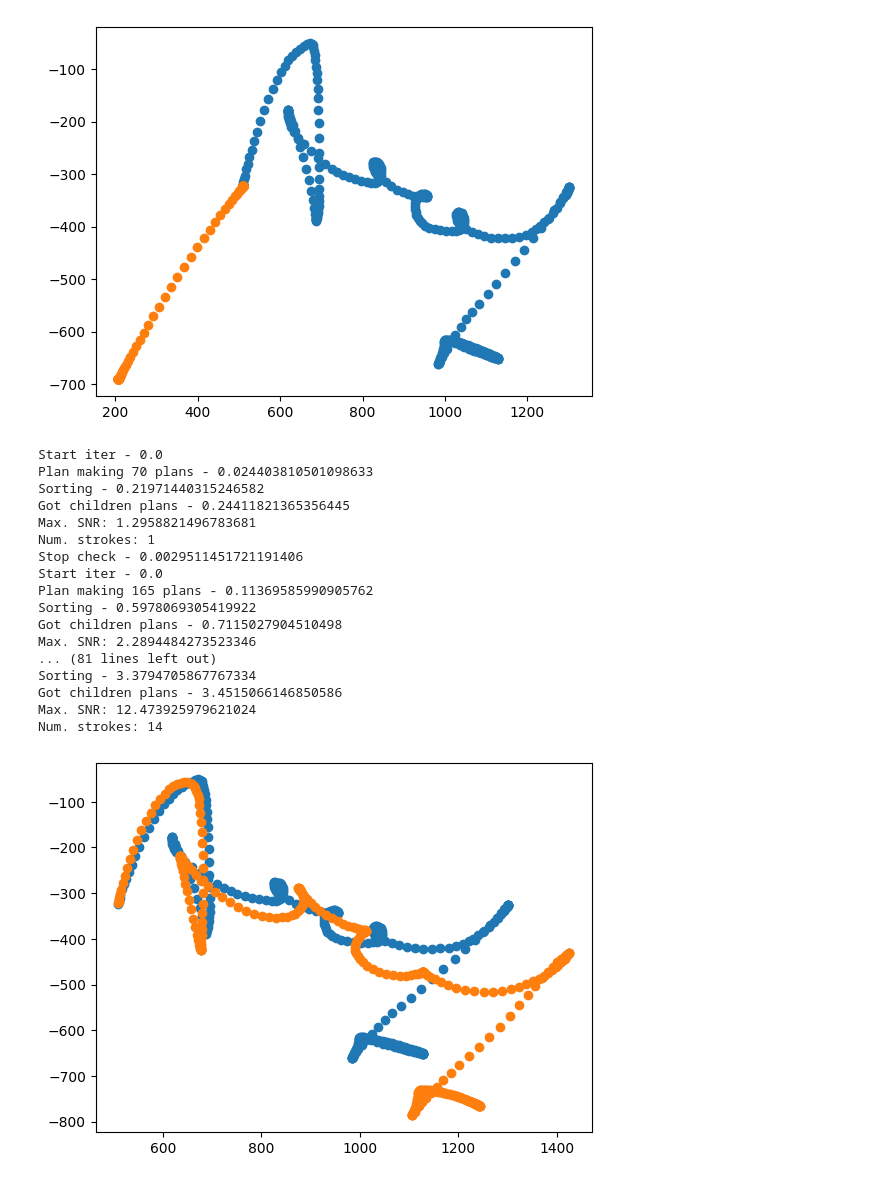
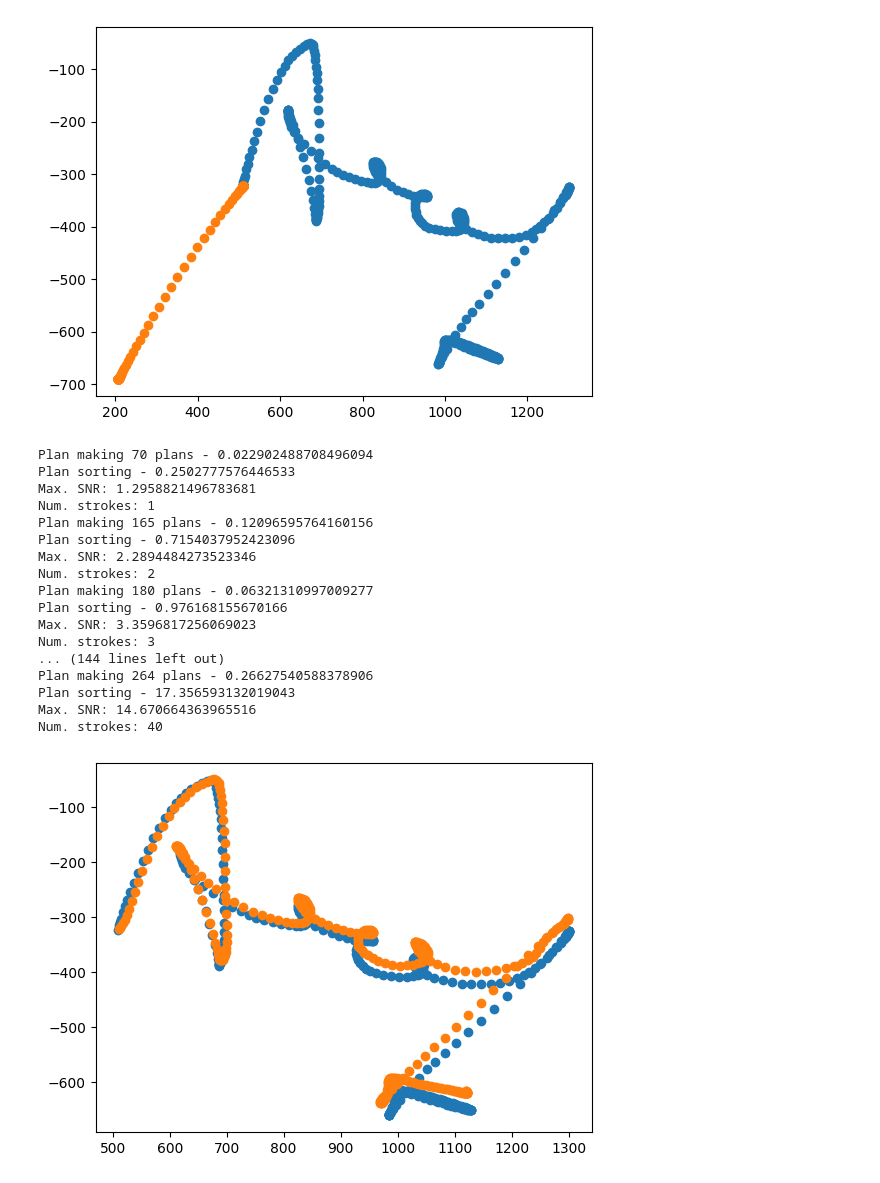
Before and after one commit to andrew-healey/sigma-lognormal, a Jupyter notebook: debug.ipynb, the cells around one changed output. Cells and saved outputs as stored; diff of their text form; code cells hidden in the pictures.

```diff
--- a/debug.ipynb
+++ b/debug.ipynb
@@ -75,8 +75,8 @@ from beam_search import BeamSearch
 from action_plan import ActionPlan
 
 top_k = 2
-snr_threshold = 25 # I have no idea what to say for this.
-max_strokes = 14
+snr_threshold = 25
+max_strokes = 18
 search = BeamSearch(signal,top_k,snr_threshold,max_strokes)
 
 demo_plan = ActionPlan([],signal.position[0])
@@ -94,25 +94,25 @@ plot_signals([signal,suggest_plan.signal(signal.time)])
 out_plan = search.search()
 out_signal = out_plan.signal(signal.time)
 # %% [output]
-Start iter - 0.0
-Plan making 70 plans - 0.024403810501098633
-Sorting - 0.21971440315246582
-Got children plans - 0.24411821365356445
+Plan making 70 plans - 0.022902488708496094
+Plan sorting - 0.2502777576446533
 Max. SNR: 1.2958821496783681
 Num. strokes: 1
-Stop check - 0.0029511451721191406
-Start iter - 0.0
-Plan making 165 plans - 0.11369585990905762
-Sorting - 0.5978069305419922
-Got children plans - 0.7115027904510498
+Plan making 165 plans - 0.12096595764160156
+Plan sorting - 0.7154037952423096
 Max. SNR: 2.2894484273523346
-... (81 lines left out)
-Sorting - 3.3794705867767334
-Got children plans - 3.4515066146850586
-Max. SNR: 12.473925979621024
-Num. strokes: 14
+Num. strokes: 2
+Plan making 180 plans - 0.06321310997009277
+Plan sorting - 0.976168155670166
+Max. SNR: 3.3596817256069023
+Num. strokes: 3
+... (144 lines left out)
+Plan making 264 plans - 0.26627540588378906
+Plan sorting - 17.356593132019043
+Max. SNR: 14.670664363965516
+Num. strokes: 40
-# %%
-plot_signals([signal,out_plan.signal(signal.time)])
-# %% [output]
-[figure, removed]
+# %%
+plot_signals([signal,out_signal])
+# %% [output]
+[figure, added]
 # %%
```
Also changed, not shown: parts of 6 cells of this notebook, 5 other files.
